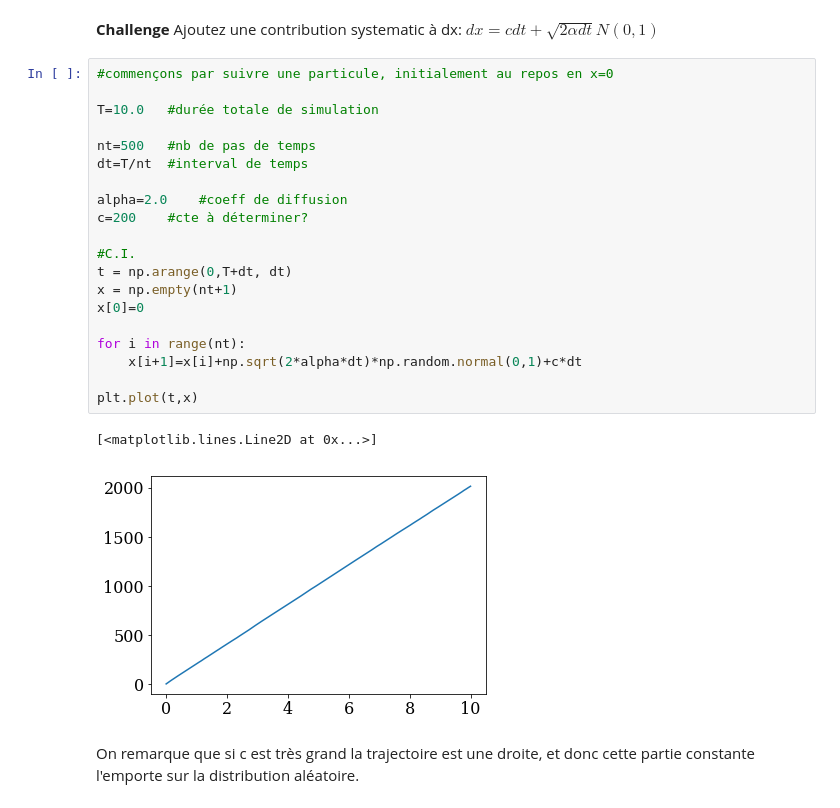
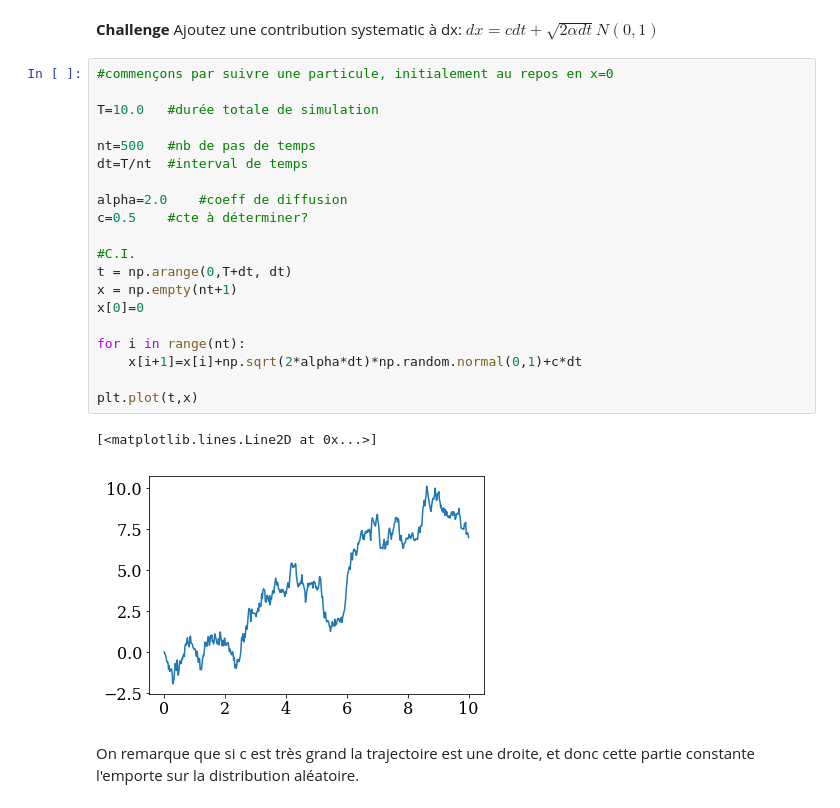
Before and after one commit to njohnsto/numerical-mooc, a Jupyter notebook: lesson6.ipynb, the cells around one changed output. Saved outputs shown, nothing was run; the diff lists cells and outputs as text.

```diff
--- a/lesson6.ipynb
+++ b/lesson6.ipynb
@@ -365,25 +368,25 @@ Ajoutez une contribution systematic à dx: $dx=cdt + \sqrt{2\alpha dt}N(0,1)$
 # %%
 #commençons par suivre une particule, initialement au repos en x=0
 
 T=10.0   #durée totale de simulation
 
 nt=500   #nb de pas de temps
 dt=T/nt  #interval de temps
 
 alpha=2.0    #coeff de diffusion
-c=200    #cte à déterminer?
+c=0.5    #cte à déterminer?
 
 #C.I.
 t = np.arange(0,T+dt, dt)
 x = np.empty(nt+1)
 x[0]=0
 
 for i in range(nt):
     x[i+1]=x[i]+np.sqrt(2*alpha*dt)*np.random.normal(0,1)+c*dt
 
 plt.plot(t,x)
 # %% [output]
 [<matplotlib.lines.Line2D at 0x...>]
-[figure, old version]
+[figure, new version]
 # %% [markdown]
 On remarque que si c est très grand la trajectoire est une droite, et donc cette partie constante l'emporte sur la distribution aléatoire.
```
Also changed, not shown: parts of 25 cells of this notebook.
